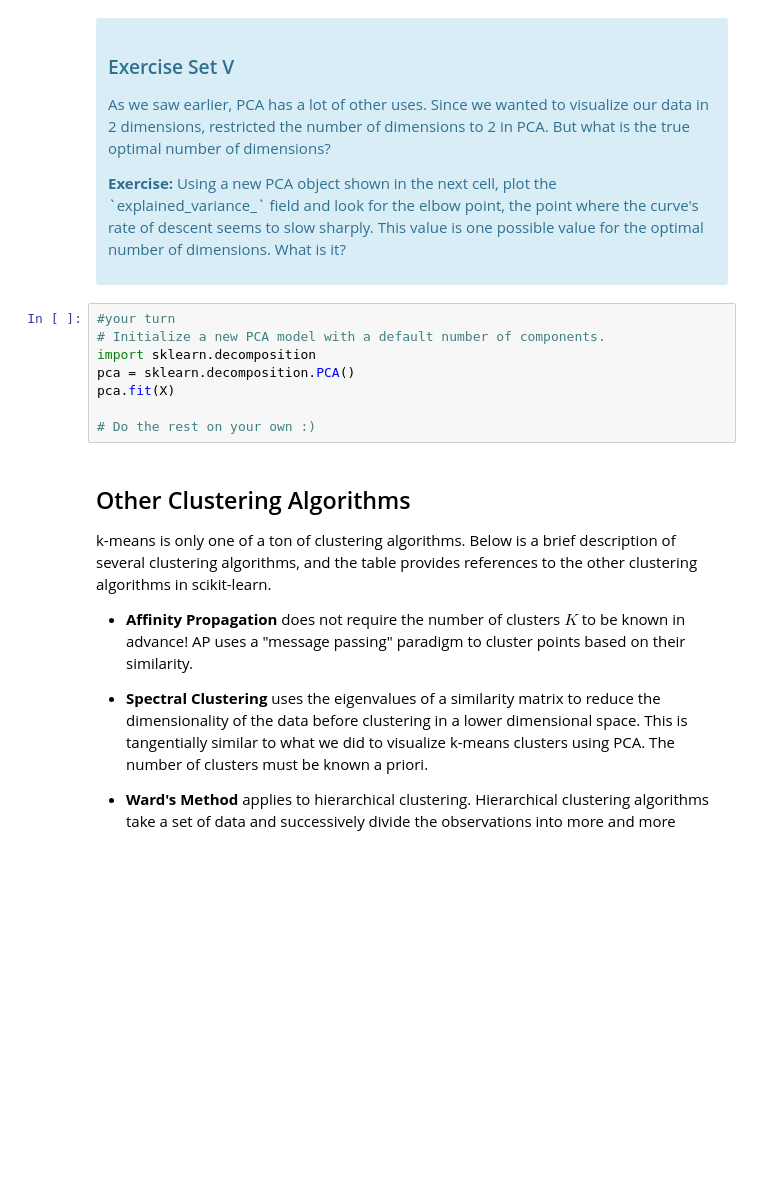
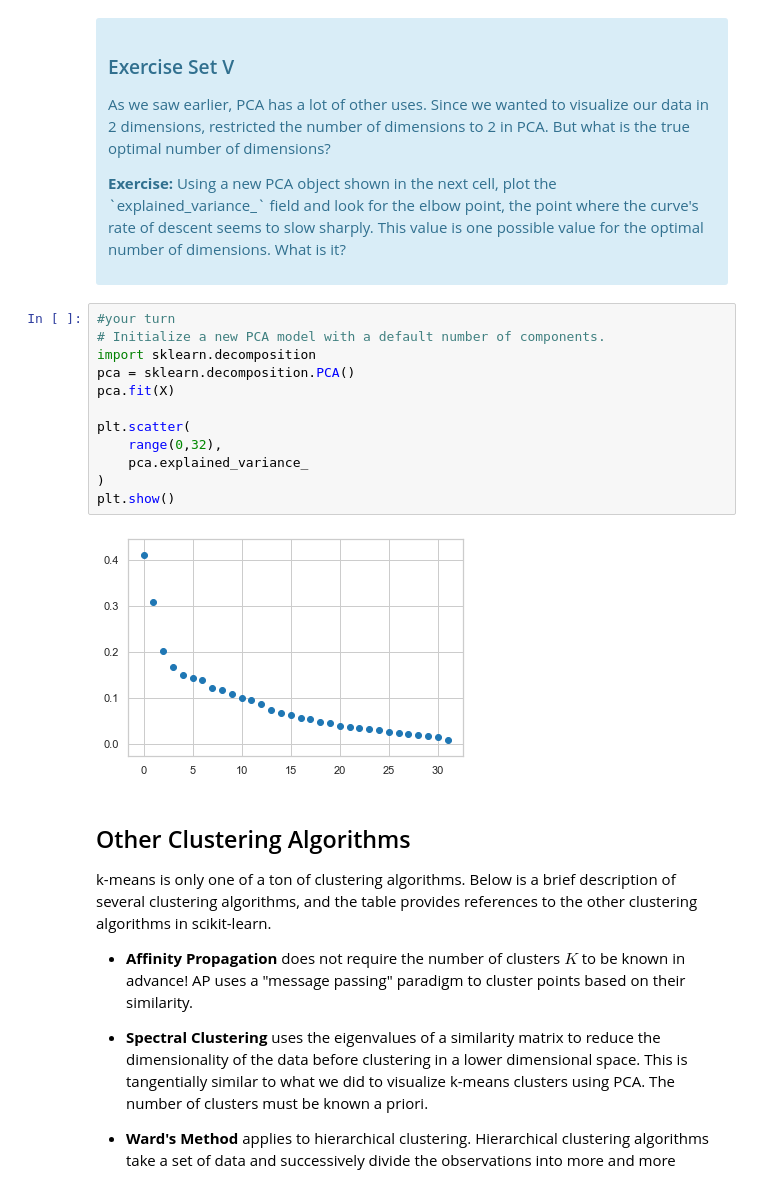
Before and after one commit to yegorkryukov/springboard, a Jupyter notebook: 16.2.6-clustering-mini-project/Mini_Project_Clustering.ipynb, the cells around one changed output. Saved outputs shown, nothing was run; the diff lists cells and outputs as text; blank space fills up the shorter version.

```diff
--- a/16.2.6-clustering-mini-project/Mini_Project_Clustering.ipynb
+++ b/16.2.6-clustering-mini-project/Mini_Project_Clustering.ipynb
@@ -382,11 +382,17 @@ What we've done is we've taken those columns of 0/1 indicator variables, and we'
 # %%
 #your turn
 # Initialize a new PCA model with a default number of components.
 import sklearn.decomposition
 pca = sklearn.decomposition.PCA()
 pca.fit(X)
 
-# Do the rest on your own :)
+plt.scatter(
+    range(0,32),
+    pca.explained_variance_
+)
+plt.show()
+# %% [output]
+[figure, added]
 # %% [markdown]
 ## Other Clustering Algorithms
 
```
Also changed, not shown: parts of 8 cells of this notebook.
